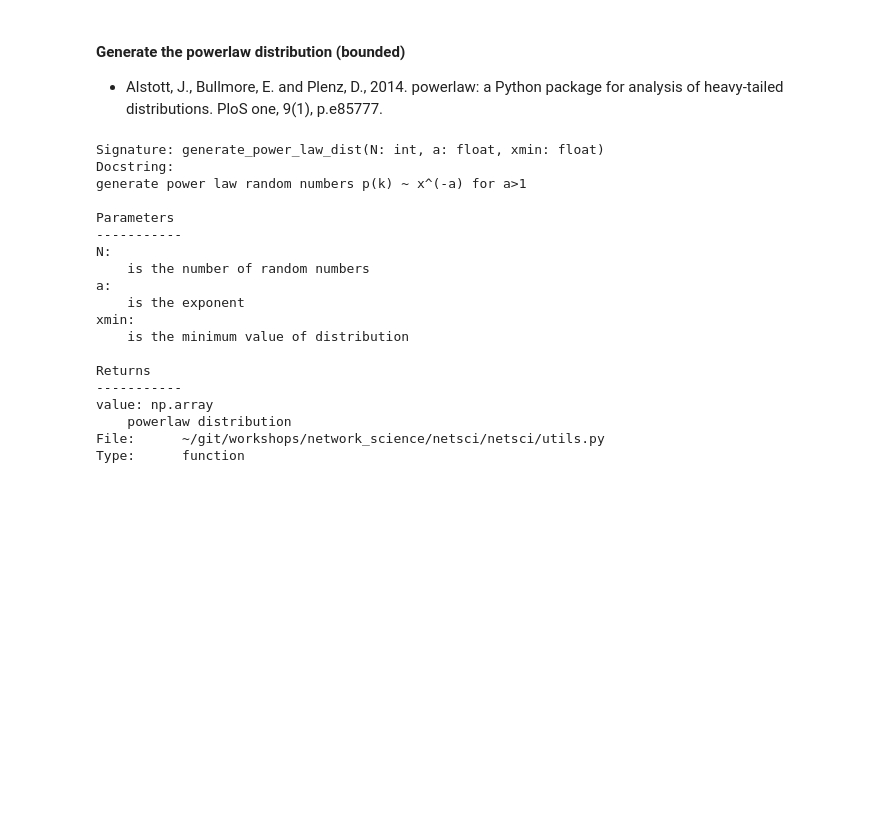
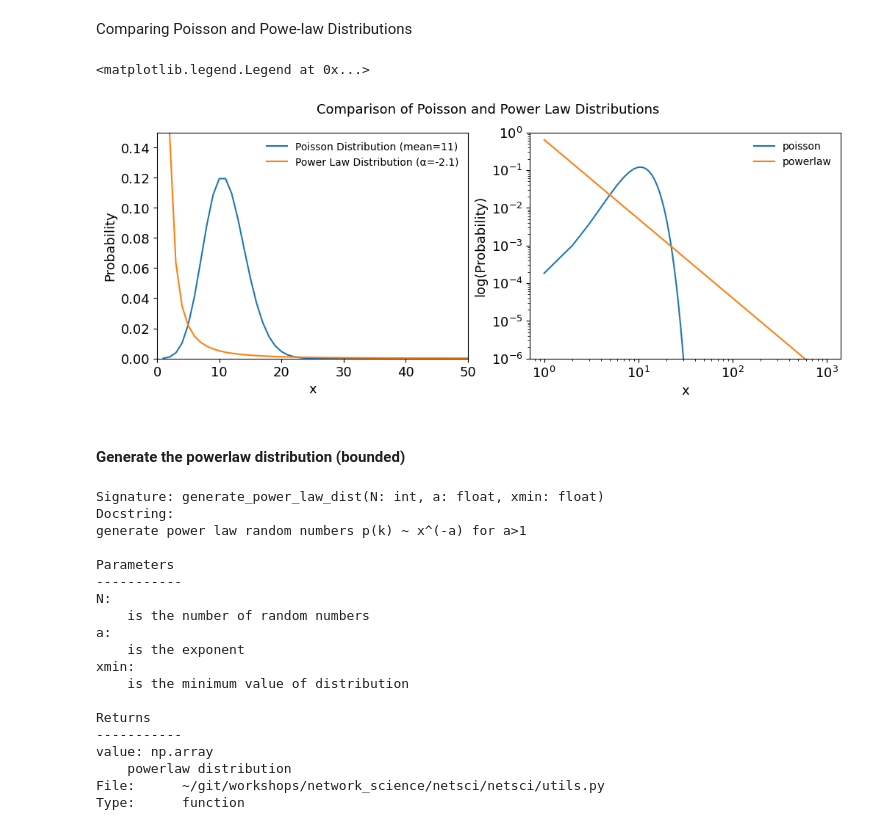
Before and after one commit to Ziaeemehr/netsci, a Jupyter notebook: examples/chap_04.ipynb, the cells around one changed output. Drawn from its saved outputs; the diff is of its cells as text; code cells hidden in the pictures; blank space fills up the shorter version.

```diff
--- a/examples/chap_04.ipynb
+++ b/examples/chap_04.ipynb
@@ -22,9 +22,51 @@ plt.rc('figure', titlesize=LABELSIZE)
 plt.rc('legend', fontsize=LABELSIZE)
 plt.rc('xtick', labelsize=LABELSIZE)
 plt.rc('ytick', labelsize=LABELSIZE)
+# set legend font size
+plt.rc('legend', fontsize=10)
-# %% [markdown]
-#### Generate the powerlaw distribution (bounded)
-- Alstott, J., Bullmore, E. and Plenz, D., 2014. powerlaw: a Python package for analysis of heavy-tailed distributions. PloS one, 9(1), p.e85777.
+# %% [markdown]
+Comparing Poisson and Powe-law Distributions
+# %%
+import numpy as np
+import matplotlib.pyplot as plt
+from scipy.stats import poisson
+
+# Parameters
+mean_poisson = 11
+alpha_power_law = 2.1
+x_values = np.arange(1, 1000)
+
+# Poisson Distribution
+poisson_pmf = poisson.pmf(x_values, mean_poisson)
+
+# Power Law Distribution
+power_law_pdf = x_values ** (-alpha_power_law)
+# Normalize power-law PDF to make it a valid probability distribution
+power_law_pdf /= np.sum(power_law_pdf)
+
+# Plotting
+
+fig, ax = plt.subplots(1,2, figsize=(12,4))
+
+ax[0].plot(x_values, poisson_pmf, label='Poisson Distribution (mean=11)')
+ax[0].plot(x_values, power_law_pdf, label='Power Law Distribution (α=-2.1)')
+ax[0].set_xlim([0,50])
+ax[0].set_ylim([0,0.15])
+ax[0].set_xlabel('x')
+ax[0].set_ylabel('Probability')
+fig.suptitle('Comparison of Poisson and Power Law Distributions')
+ax[0].legend(frameon=False)
+ax[1].loglog(x_values, poisson_pmf, label="poisson")
+ax[1].loglog(x_values, power_law_pdf, label="powerlaw")
+ax[1].set_ylim([1e-6, 1])
+ax[1].set_xlabel('x')
+ax[1].set_ylabel('log(Probability)')
+ax[1].legend(frameon=False)
+# %% [output]
+<matplotlib.legend.Legend at 0x...>
+[figure, added]
+# %% [markdown]
+#### Generate the powerlaw distribution (bounded)
 # %%
 generate_power_law_dist?
 # %% [output]
```
Also changed, not shown: parts of 4 cells of this notebook, 1 other file.
